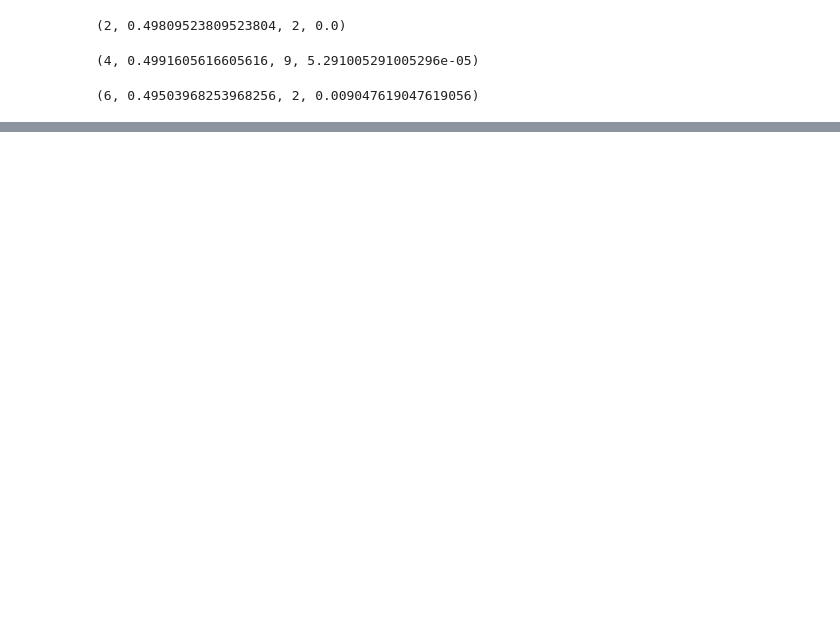
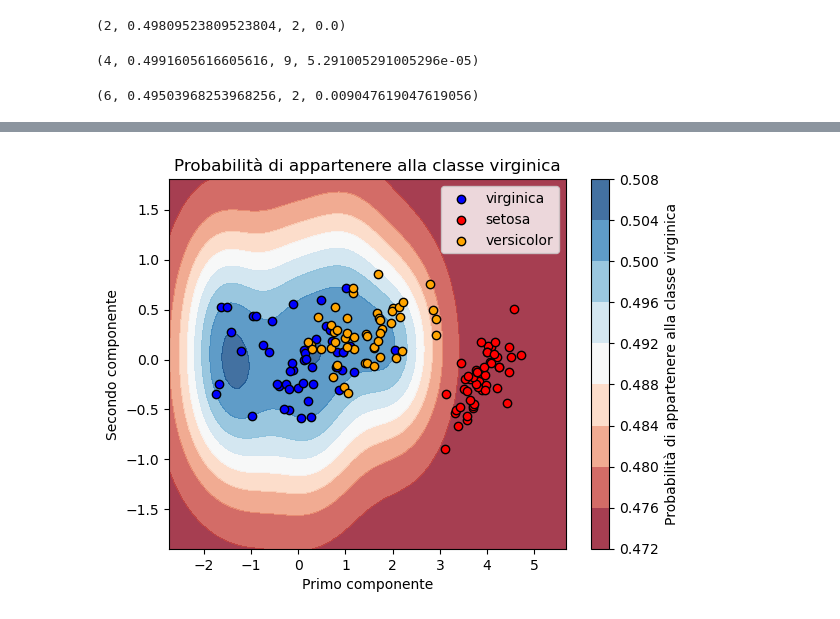
Before and after one commit to chrfum/one-class_classifier, a Jupyter notebook: iris/one_class_codes/iris.ipynb, the cells around one changed output, grey strips where cells are left out. Drawn from its saved outputs; the diff is of its cells as text; code cells hidden in the pictures; blank space fills up the shorter version.

```diff
--- a/iris/one_class_codes/iris.ipynb
+++ b/iris/one_class_codes/iris.ipynb
@@ -522,0 +613,4 @@ double_holdout(virginica, setosa, versicolor)
+# %%
+plot_oneclass_prob(virginica, setosa, versicolor, 'virginica', 'setosa', 'versicolor')
+# %% [output]
+[figure, added]
```
Also changed, not shown: parts of 15 cells of this notebook.
